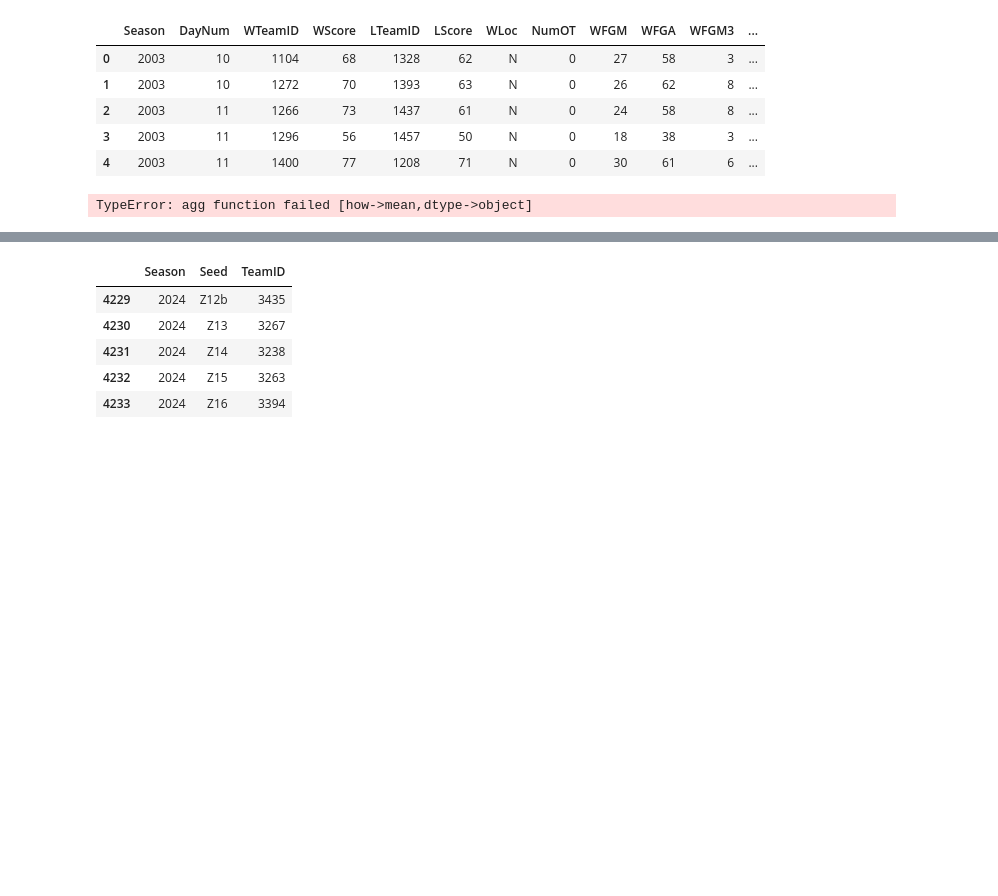
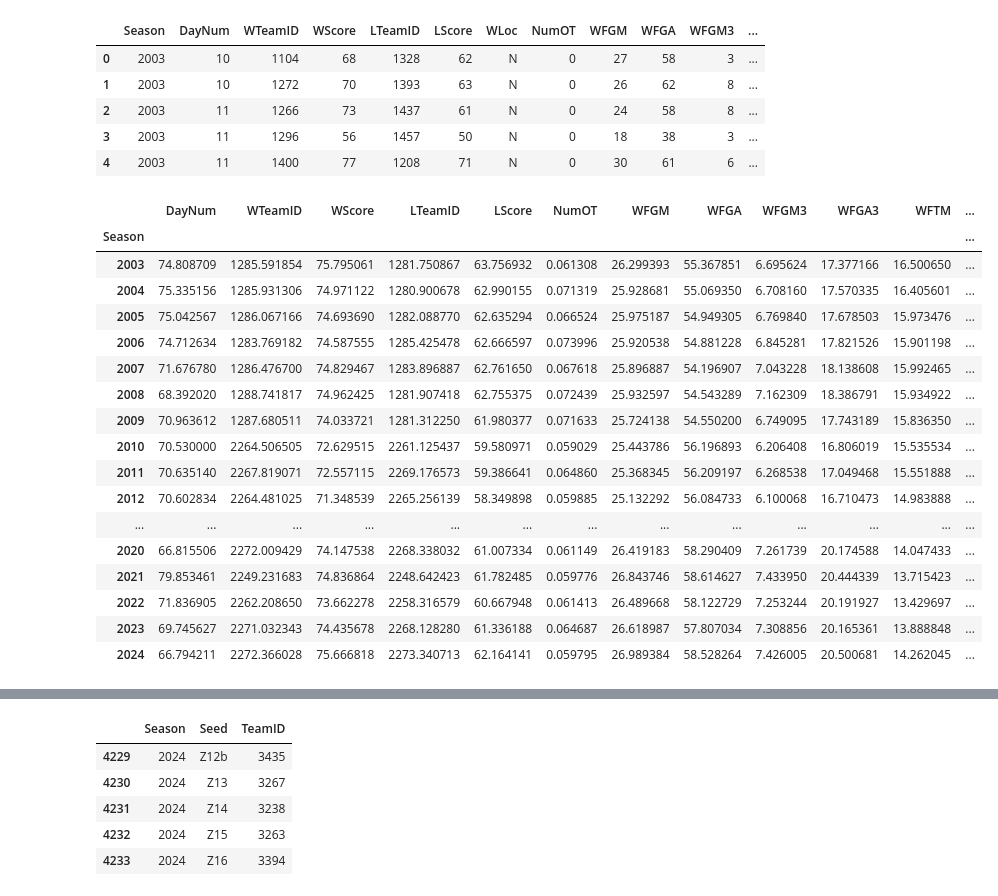
Before and after one commit to brendanlapuma/mmadness-2025, a Jupyter notebook: 2023-winner.ipynb, the cells around one changed output, grey strips where cells are left out. Cells and saved outputs as stored; diff of their text form; code cells hidden in the pictures; blank space fills up the shorter version.

```diff
--- a/2023-winner.ipynb
+++ b/2023-winner.ipynb
@@ -55,7 +55,24 @@ regular_results.head()
 | 3 | 2003 | 11 | 1296 | 56 | 1457 | 50 | N | 0 | 18 | 38 | 3 | ... |
 | 4 | 2003 | 11 | 1400 | 77 | 1208 | 71 | N | 0 | 30 | 61 | 6 | ... |
 # %%
-regular_results.groupby('Season').mean()
+regular_results.select_dtypes(include=[np.number]).groupby('Season').mean()
 # %% [output]
-TypeError: agg function failed [how->mean,dtype->object]
+|  | DayNum | WTeamID | WScore | LTeamID | LScore | NumOT | WFGM | WFGA | WFGM3 | WFGA3 | WFTM | ... |
+| Season |  |  |  |  |  |  |  |  |  |  |  | ... |
+| 2003 | 74.808709 | 1285.591854 | 75.795061 | 1281.750867 | 63.756932 | 0.061308 | 26.299393 | 55.367851 | 6.695624 | 17.377166 | 16.500650 | ... |
+| 2004 | 75.335156 | 1285.931306 | 74.971122 | 1280.900678 | 62.990155 | 0.071319 | 25.928681 | 55.069350 | 6.708160 | 17.570335 | 16.405601 | ... |
+| 2005 | 75.042567 | 1286.067166 | 74.693690 | 1282.088770 | 62.635294 | 0.066524 | 25.975187 | 54.949305 | 6.769840 | 17.678503 | 15.973476 | ... |
+| 2006 | 74.712634 | 1283.769182 | 74.587555 | 1285.425478 | 62.666597 | 0.073996 | 25.920538 | 54.881228 | 6.845281 | 17.821526 | 15.901198 | ... |
+| 2007 | 71.676780 | 1286.476700 | 74.829467 | 1283.896887 | 62.761650 | 0.067618 | 25.896887 | 54.196907 | 7.043228 | 18.138608 | 15.992465 | ... |
+| 2008 | 68.392020 | 1288.741817 | 74.962425 | 1281.907418 | 62.755375 | 0.072439 | 25.932597 | 54.543289 | 7.162309 | 18.386791 | 15.934922 | ... |
+| 2009 | 70.963612 | 1287.680511 | 74.033721 | 1281.312250 | 61.980377 | 0.071633 | 25.724138 | 54.550200 | 6.749095 | 17.743189 | 15.836350 | ... |
+| 2010 | 70.530000 | 2264.506505 | 72.629515 | 2261.125437 | 59.580971 | 0.059029 | 25.443786 | 56.196893 | 6.206408 | 16.806019 | 15.535534 | ... |
+| 2011 | 70.635140 | 2267.819071 | 72.557115 | 2269.176573 | 59.386641 | 0.064860 | 25.368345 | 56.209197 | 6.268538 | 17.049468 | 15.551888 | ... |
+| 2012 | 70.602834 | 2264.481025 | 71.348539 | 2265.256139 | 58.349898 | 0.059885 | 25.132292 | 56.084733 | 6.100068 | 16.710473 | 14.983888 | ... |
+| ... | ... | ... | ... | ... | ... | ... | ... | ... | ... | ... | ... | ... |
+| 2020 | 66.815506 | 2272.009429 | 74.147538 | 2268.338032 | 61.007334 | 0.061149 | 26.419183 | 58.290409 | 7.261739 | 20.174588 | 14.047433 | ... |
+| 2021 | 79.853461 | 2249.231683 | 74.836864 | 2248.642423 | 61.782485 | 0.059776 | 26.843746 | 58.614627 | 7.433950 | 20.444339 | 13.715423 | ... |
+| 2022 | 71.836905 | 2262.208650 | 73.662278 | 2258.316579 | 60.667948 | 0.061413 | 26.489668 | 58.122729 | 7.253244 | 20.191927 | 13.429697 | ... |
+| 2023 | 69.745627 | 2271.032343 | 74.435678 | 2268.128280 | 61.336188 | 0.064687 | 26.618987 | 57.807034 | 7.308856 | 20.165361 | 13.888848 | ... |
+| 2024 | 66.794211 | 2272.366028 | 75.666818 | 2273.340713 | 62.164141 | 0.059795 | 26.989384 | 58.528264 | 7.426005 | 20.500681 | 14.262045 | ... |
 # %%
```
Also changed, not shown: parts of 1 cell of this notebook.
